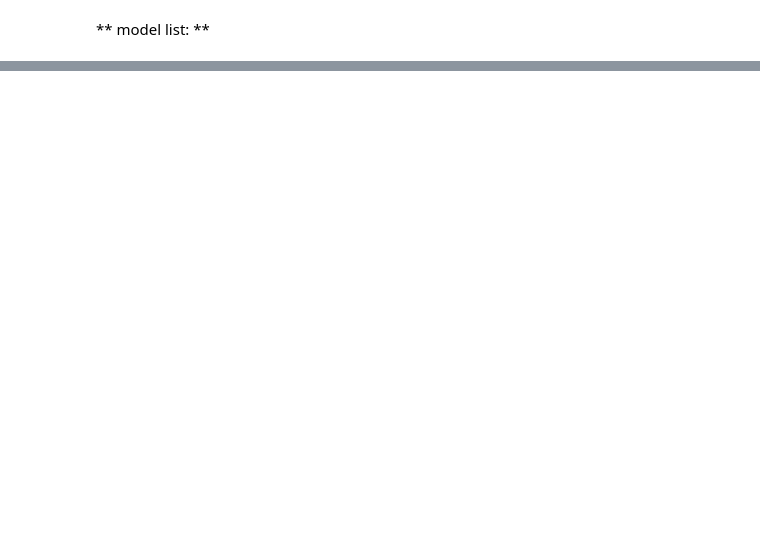
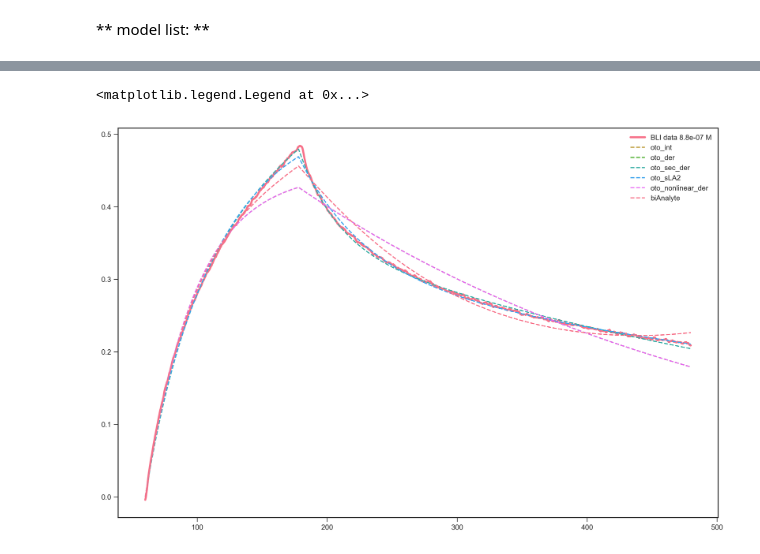
Before and after one commit to DexterAntonio/pthBLI, a Jupyter notebook: Data20180918.ipynb, the cells around one changed output, grey strips where cells are left out. Cells and saved outputs as stored; diff of their text form; code cells hidden in the pictures; blank space fills up the shorter version.

```diff
--- a/Data20180918.ipynb
+++ b/Data20180918.ipynb
@@ -533,0 +680,17 @@ for run in run_array:
+# %%
+
+#compare fitting
+#run = runDictPTH[str(8.8e-07)] #Change this value to change the fit that is plotted
+run = runDictPTHFc[str(2.5e-06)]
+
+plt.figure(3,figsize=(15, 10), dpi=300, facecolor='w', edgecolor='k')
+
+plt.plot(run.t,run.r,'-',linewidth=2.75,label="BLI data " + str(conc) + " M")
+for key in run.fitResult:
+    plt.plot(run.t,run.fitResult[key].best_fit,linewidth=1.5,label=key,linestyle="--")
+
+
+plt.legend()
+# %% [output]
+<matplotlib.legend.Legend at 0x...>
+[figure, added]
```
Also changed, not shown: parts of 36 cells of this notebook.
